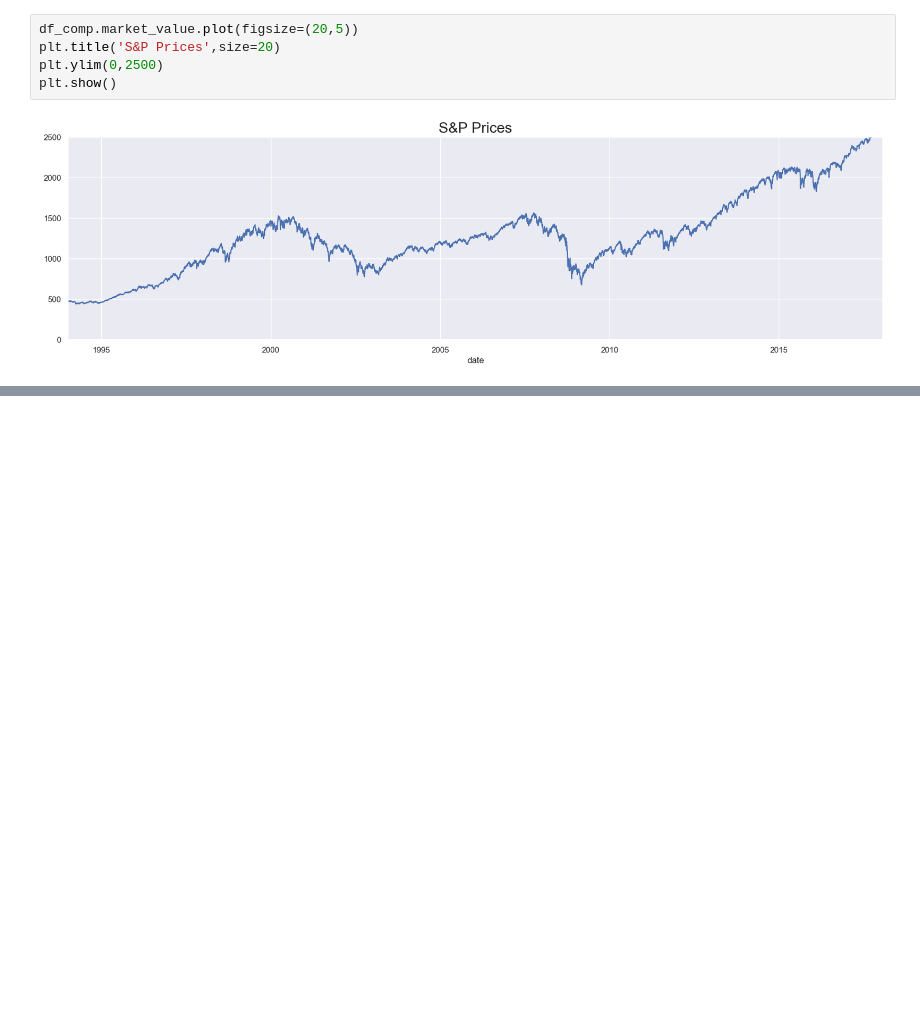
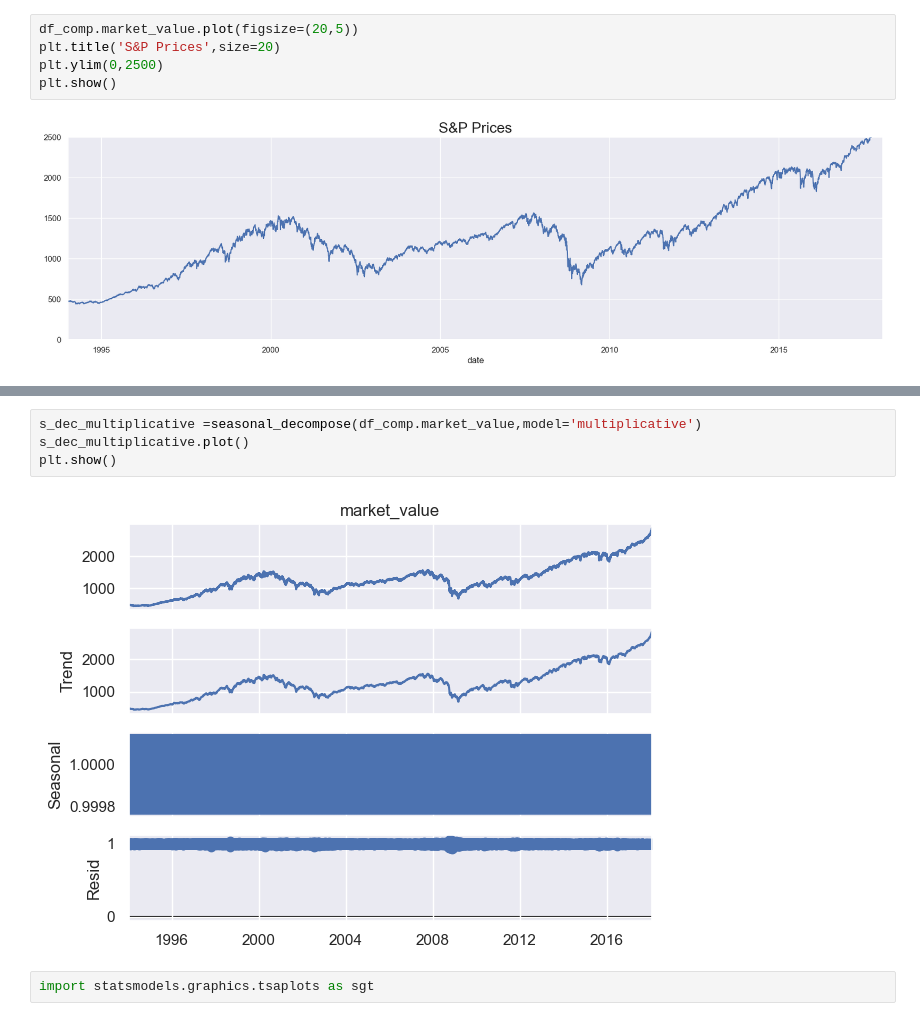
Before and after one commit to Moisebea/Time_series, a Jupyter notebook: Course_code.ipynb, the cells around one changed output, grey strips where cells are left out. Cells and saved outputs as stored; diff of their text form; blank space fills up the shorter version.

```diff
--- a/Course_code.ipynb
+++ b/Course_code.ipynb
@@ -191,0 +280,8 @@ plt.show()
+# %%
+s_dec_multiplicative =seasonal_decompose(df_comp.market_value,model='multiplicative')
+s_dec_multiplicative.plot()
+plt.show()
+# %% [output]
+[figure, added]
+# %%
+import statsmodels.graphics.tsaplots as sgt
```
Also changed, not shown: parts of 92 cells of this notebook.
